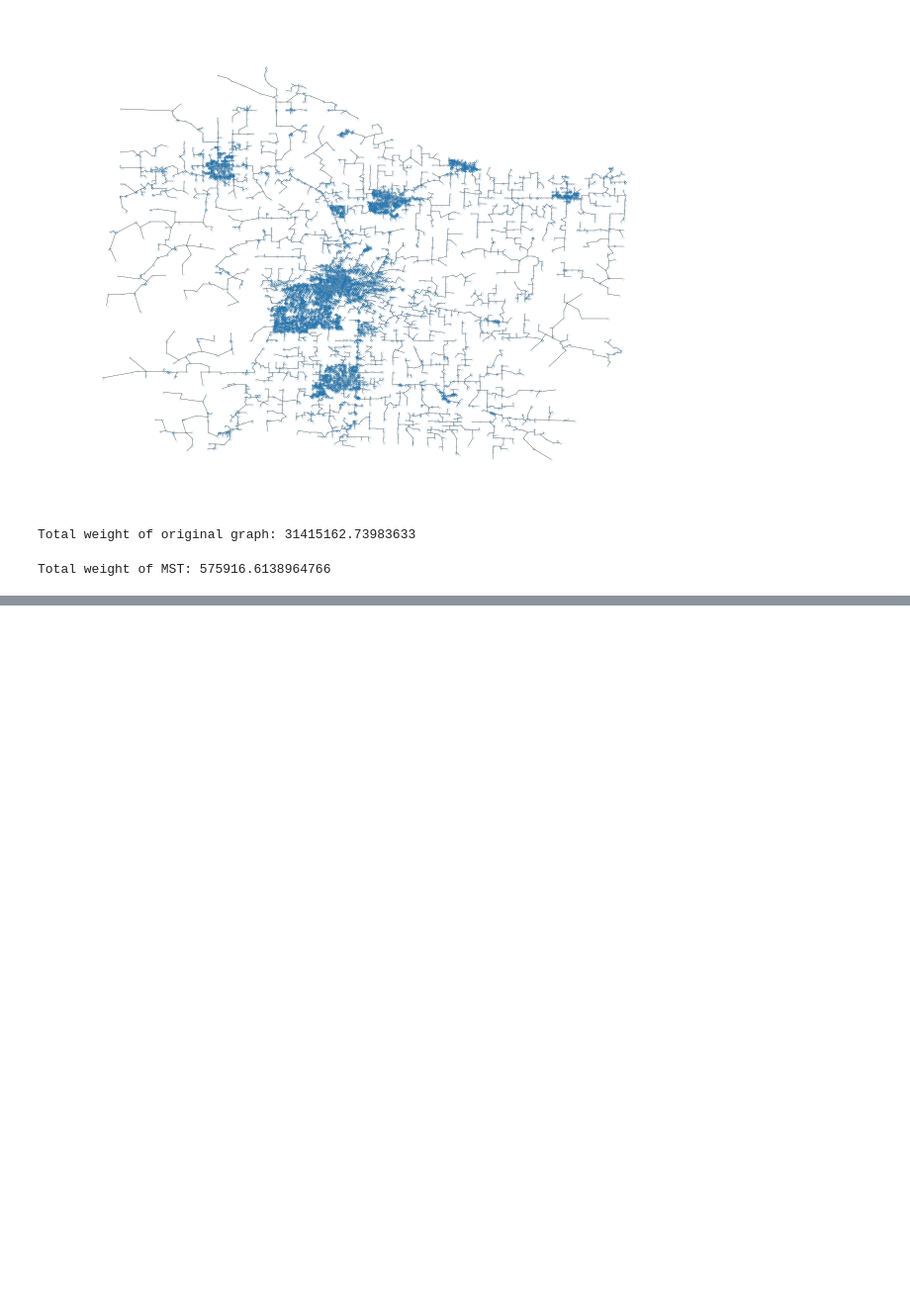
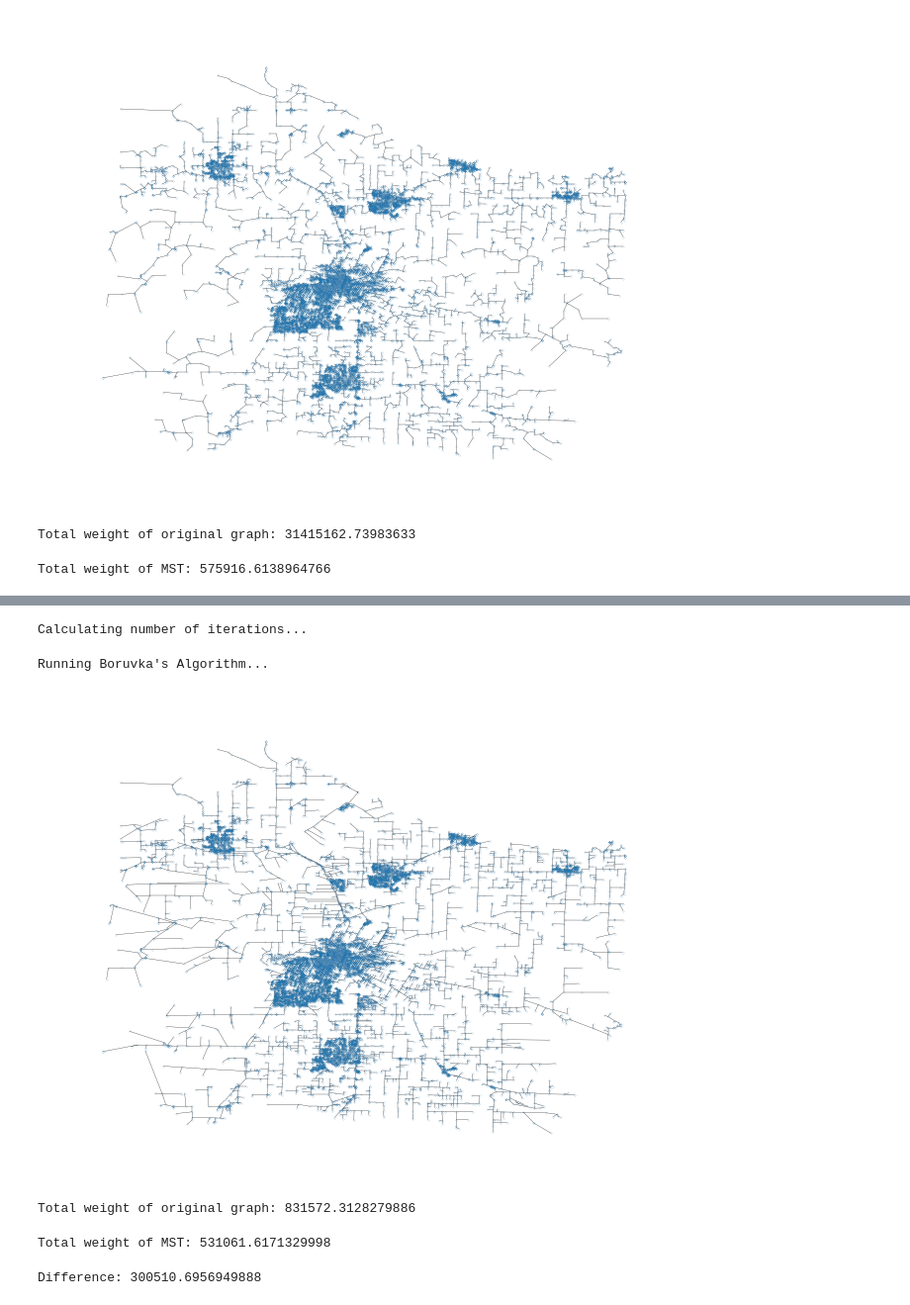
Before and after one commit to jamescalnan/Algorithms-that-Changed-the-World-CA, a Jupyter notebook: Boruvkas Algorithm.ipynb, the cells around one changed output, grey strips where cells are left out. Shown at 99% size. Drawn from its saved outputs; the diff is of its cells as text; code cells hidden in the pictures; blank space fills up the shorter version.

```diff
--- a/Boruvkas Algorithm.ipynb
+++ b/Boruvkas Algorithm.ipynb
@@ -694,3 +748,50 @@ Total weight of MST: 575916.6138964766
+# %%
+# Create node IDs as (x, y) tuples
+node_ids = [(float(node[1]), float(node[2])) for node in node_data]
+
+# Create a mapping of node index to (x, y) position
+index_to_position = {i: pos for i, pos in enumerate(node_ids)}
+
+# Format edges with position-based node IDs and weights
+formatted_edges = {}
+for edge in edge_data:
+    _, source_index, target_index, weight = edge
+    source_pos = index_to_position[int(source_index)]
+    target_pos = index_to_position[int(target_index)]
+    formatted_edges[(source_pos, target_pos)] = float(weight)
+# %%
+mst = boruvka(node_ids, formatted_edges, animation=False, show_figure=False, progress=True)
+# %% [output]
+Calculating number of iterations...
+Running Boruvka's Algorithm...
+# %%
+# To visualize the MST, create a new NetworkX graph
+mst_graph = nx.Graph()
+mst_graph.add_nodes_from(node_ids)
+mst_graph.add_edges_from(mst.keys())
+
+# Use original positions for drawing
+original_pos = {node_ids[i]: pos for i, pos in enumerate(nx.get_node_attributes(G, 'pos').values())}
+nx.draw(mst_graph, original_pos, with_labels=False, node_size=.01, width=.2)
+# plt.savefig(f'mst graphs/{file.lower()}_mst.png', dpi=1600)
+plt.show()
+# %% [output]
+[figure, added]
+# %%
+# Total weight of the original graph
+total_weight = sum(formatted_edges.values())
+print(f'Total weight of original graph: {total_weight}')
+
+# Total weight of the MST
+mst_weight = sum(mst.values())
+print(f'Total weight of MST: {mst_weight}')
+
+# Difference
+print(f'Difference: {total_weight - mst_weight}')
+# %% [output]
+Total weight of original graph: 831572.3128279886
+Total weight of MST: 531061.6171329998
+Difference: 300510.6956949888
 # %%
 # import networkx as nx
 # import matplotlib.pyplot as plt
```
Also changed, not shown: parts of 3 cells of this notebook.
